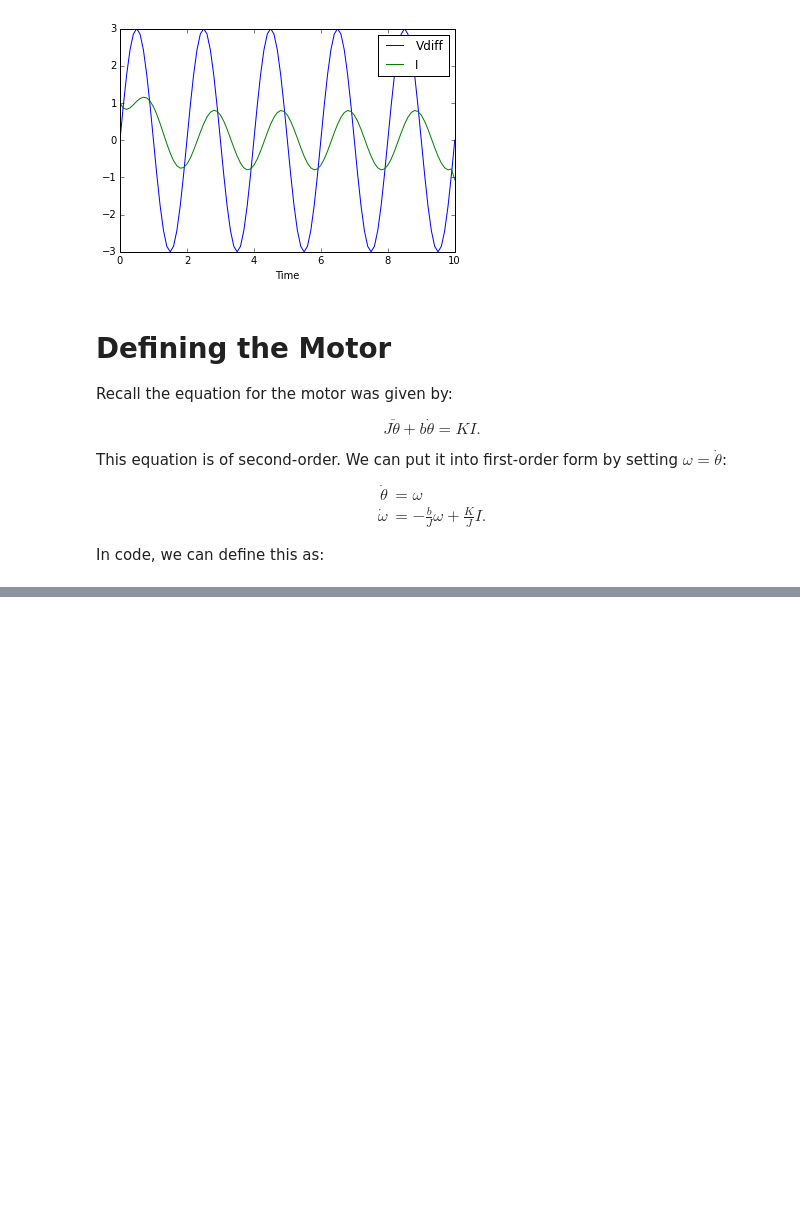
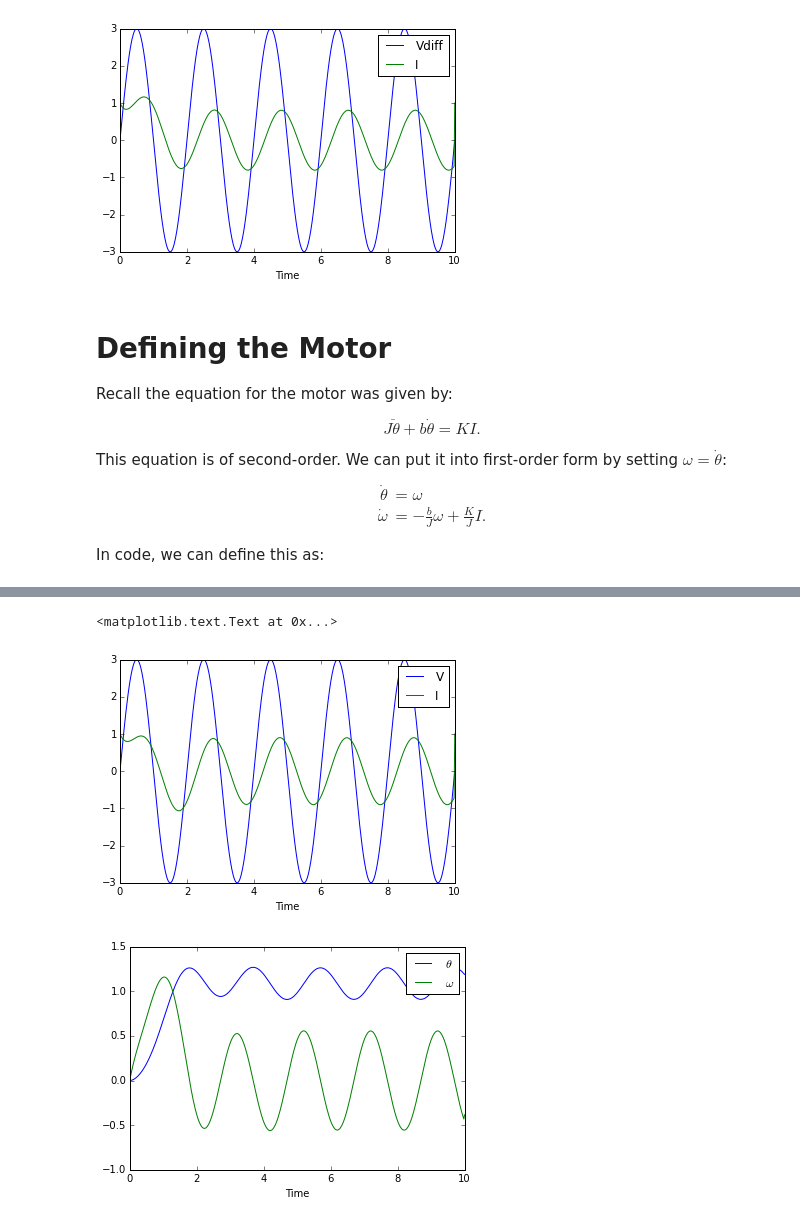
Before and after one commit to HRClab/SimInterface, a Jupyter notebook: introductionToSystems.ipynb, the cells around one changed output, grey strips where cells are left out. Drawn from its saved outputs; the diff is of its cells as text; code cells hidden in the pictures; blank space fills up the shorter version.

Commit message:
made an UpdateSignals method

```diff
--- a/introductionToSystems.ipynb
+++ b/introductionToSystems.ipynb
@@ -161,5 +161,5 @@ In order to update the values we use the `.UpdateState` method. Once this is app
 # %%
-RLEquation.UpdateState(Time,X)
+RLEquation.UpdateSignals(Time,X)
 VH = plt.plot(Time,Vdiff.data,label=Vdiff.label)[0]
 IH = plt.plot(Time,I.data,label=I.label)[0]
 plt.xlabel('Time')
@@ -197,11 +197,11 @@ MotorEquation.graph
 # %% [output]
 [drawing not drawn]
 # %%
-def VdiffFunc(V,theta,K):
-    Vdiff = V - K * theta
+def VdiffFunc(V,omega,K):
+    Vdiff = V - K * omega
     return Vdiff
 # %%
-VdiffSys = SI.StaticFunction(func=VdiffFunc,InputVars=(V,theta,K),OutputVars=Vdiff,label='V-K*theta')
+VdiffSys = SI.StaticFunction(func=VdiffFunc,InputVars=(V,omega,K),OutputVars=Vdiff,label='V-K*omega')
 VdiffSys.graph
 # %% [output]
 [drawing not drawn]
@@ -210,3 +210,30 @@ Sys = SI.Connect((MotorEquation,RLEquation,VdiffSys))
 Sys.graph
 # %% [output]
 [drawing not drawn]
+# %%
+Integrator = integ.ode(Sys.VectorField)
+Integrator.set_integrator('dopri5').set_initial_value(Sys.InitialState,0.0)
+
+X = np.zeros((len(Time),len(Sys.InitialState)))
+for k in range(len(Time)):
+    t = Time[k]
+    x = Integrator.integrate(t)
+    X[k] = x
+
+Sys.UpdateSignals(Time,X)
+
+plt.figure()
+hV = plt.plot(Time,V.data,label='V')[0]
+hI = plt.plot(Time,I.data,label='I')[0]
+plt.legend(handles=(hV,hI))
+plt.xlabel('Time')
+
+plt.figure()
+hTheta = plt.plot(Time,theta.data,label=R'$\theta$')[0]
+hOmega = plt.plot(Time,omega.data,label='$\omega$')[0]
+plt.legend(handles=(hTheta,hOmega))
+plt.xlabel('Time')
+# %% [output]
+<matplotlib.text.Text at 0x...>
+[figure, added]
+[figure, added]
```
Also changed, not shown: parts of 6 cells of this notebook, 1 other file.
